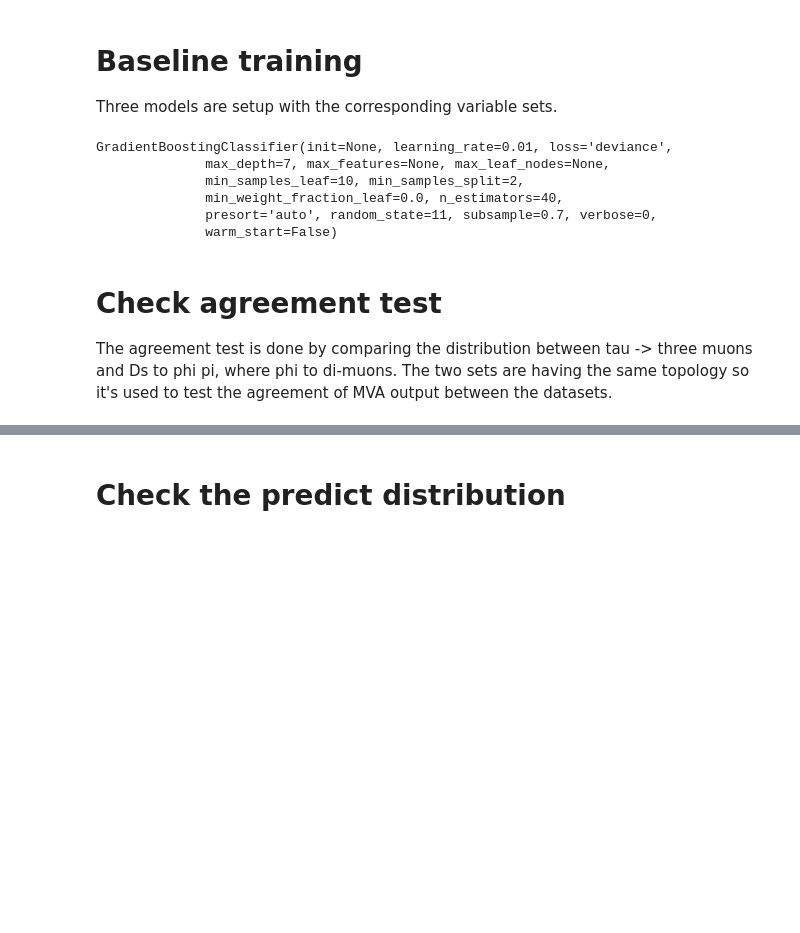
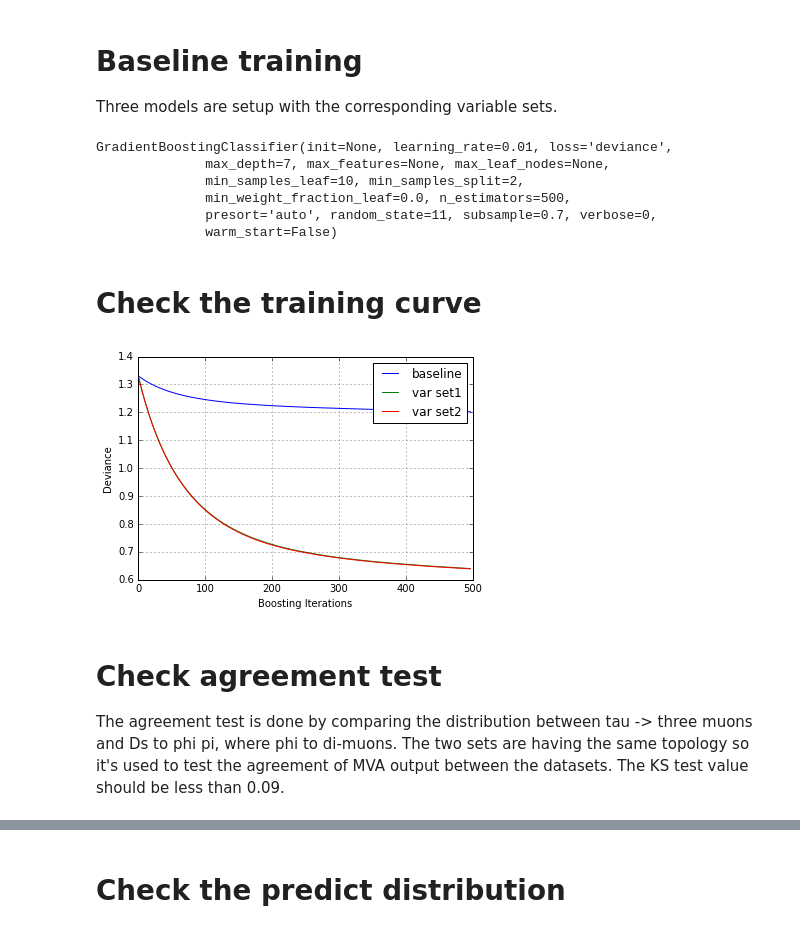
Before and after one commit to yuanchao/flavours-of-physics-start, a Jupyter notebook: my_baseline.ipynb, the cells around one changed output, grey strips where cells are left out. Drawn from its saved outputs; the diff is of its cells as text; code cells hidden in the pictures; blank space fills up the shorter version.

```diff
--- a/my_baseline.ipynb
+++ b/my_baseline.ipynb
@@ -98,27 +98,61 @@ var2 = ['LifeTime', 'FlightDistance', 'FlightDistSig', 'pt', 'IP', 'IPSig', 'iso
 # Baseline training
 Three models are setup with the corresponding variable sets.
 # %%
-baseline = GradientBoostingClassifier(n_estimators=40, learning_rate=0.01, subsample=0.7,
+baseline = GradientBoostingClassifier(n_estimators=500, learning_rate=0.01, subsample=0.7,
                                       min_samples_leaf=10, max_depth=7, random_state=11)
 baseline.fit(train[variables], train['signal'])
 
-baseline1 = GradientBoostingClassifier(n_estimators=40, learning_rate=0.01, subsample=0.7,
+baseline1 = GradientBoostingClassifier(n_estimators=500, learning_rate=0.01, subsample=0.7,
                                       min_samples_leaf=10, max_depth=7, random_state=11)
 baseline1.fit(train[var1], train['signal'])
 
-baseline2 = GradientBoostingClassifier(n_estimators=40, learning_rate=0.01, subsample=0.7,
+baseline2 = GradientBoostingClassifier(n_estimators=500, learning_rate=0.01, subsample=0.7,
                                       min_samples_leaf=10, max_depth=7, random_state=11)
 baseline2.fit(train[var2], train['signal'])
 # %% [output]
 GradientBoostingClassifier(init=None, learning_rate=0.01, loss='deviance',
               max_depth=7, max_features=None, max_leaf_nodes=None,
               min_samples_leaf=10, min_samples_split=2,
-              min_weight_fraction_leaf=0.0, n_estimators=40,
+              min_weight_fraction_leaf=0.0, n_estimators=500,
               presort='auto', random_state=11, subsample=0.7, verbose=0,
               warm_start=False)
+# %% [markdown]
+# Check the training curve
+# %%
+test_deviance = zeros(baseline.n_estimators, dtype=np.float64)
+test_deviance1 = zeros(baseline1.n_estimators, dtype=np.float64)
+test_deviance2 = zeros(baseline2.n_estimators, dtype=np.float64)
+
+for i, y_pred in enumerate(baseline.staged_decision_function(train[variables])):
+    test_deviance[i] = baseline.loss_(train['signal'], y_pred)
+
+plt.plot((np.arange(test_deviance.shape[0]) + 1)[::5], test_deviance[::5],
+         '-', color='blue', label='baseline')
+
+for i, y_pred in enumerate(baseline1.staged_decision_function(train[var1])):
+    test_deviance1[i] = baseline1.loss_(train['signal'], y_pred)
+
+plt.plot((np.arange(test_deviance1.shape[0]) + 1)[::5], test_deviance1[::5],
+         '-', color='green', label='var set1')
+
+for i, y_pred in enumerate(baseline2.staged_decision_function(train[var2])):
+    test_deviance2[i] = baseline2.loss_(train['signal'], y_pred)
+
+plt.plot((np.arange(test_deviance2.shape[0]) + 1)[::5], test_deviance2[::5],
+         '-', color='red', label='var set2')
+
+grid(True)
+
+legend(loc='upper right')
+xlabel('Boosting Iterations')
+ylabel('Deviance')
+
+show()
+# %% [output]
+[figure, added]
 # %% [markdown]
 # Check agreement test
-The agreement test is done by comparing the distribution between tau -> three muons and Ds to phi pi, where phi to di-muons. The two sets are having the same topology so it's used to test the agreement of MVA output between the datasets.
+The agreement test is done by comparing the distribution between tau -> three muons and Ds to phi pi, where phi to di-muons. The two sets are having the same topology so it's used to test the agreement of MVA output between the datasets. The KS test value should be less than 0.09.
 # %%
 check_agreement = pandas.read_csv(folder + 'check_agreement.csv.zip', index_col='id')
 check_agreement['FlightDistSig'] = check_agreement['FlightDistance'] / check_agreement['FlightDistanceError']
```
Also changed, not shown: parts of 8 cells of this notebook.
